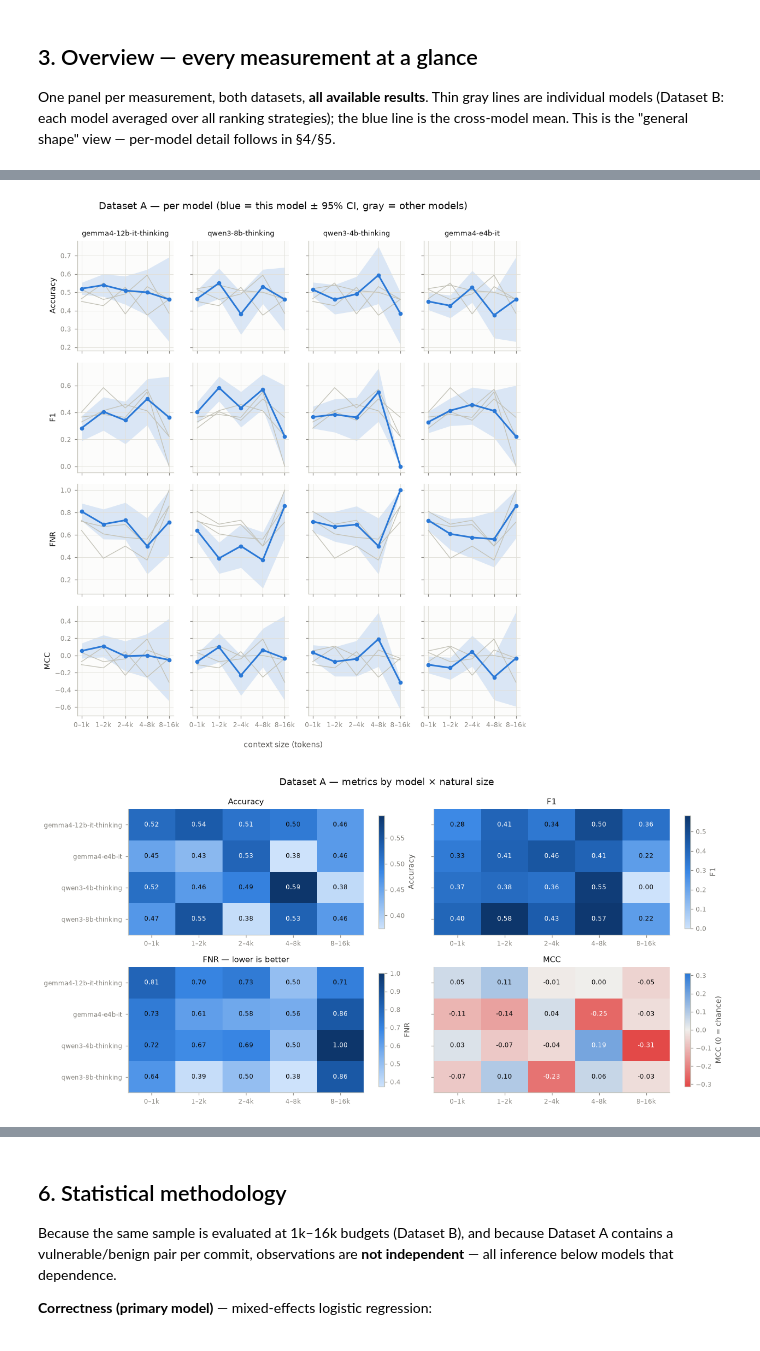
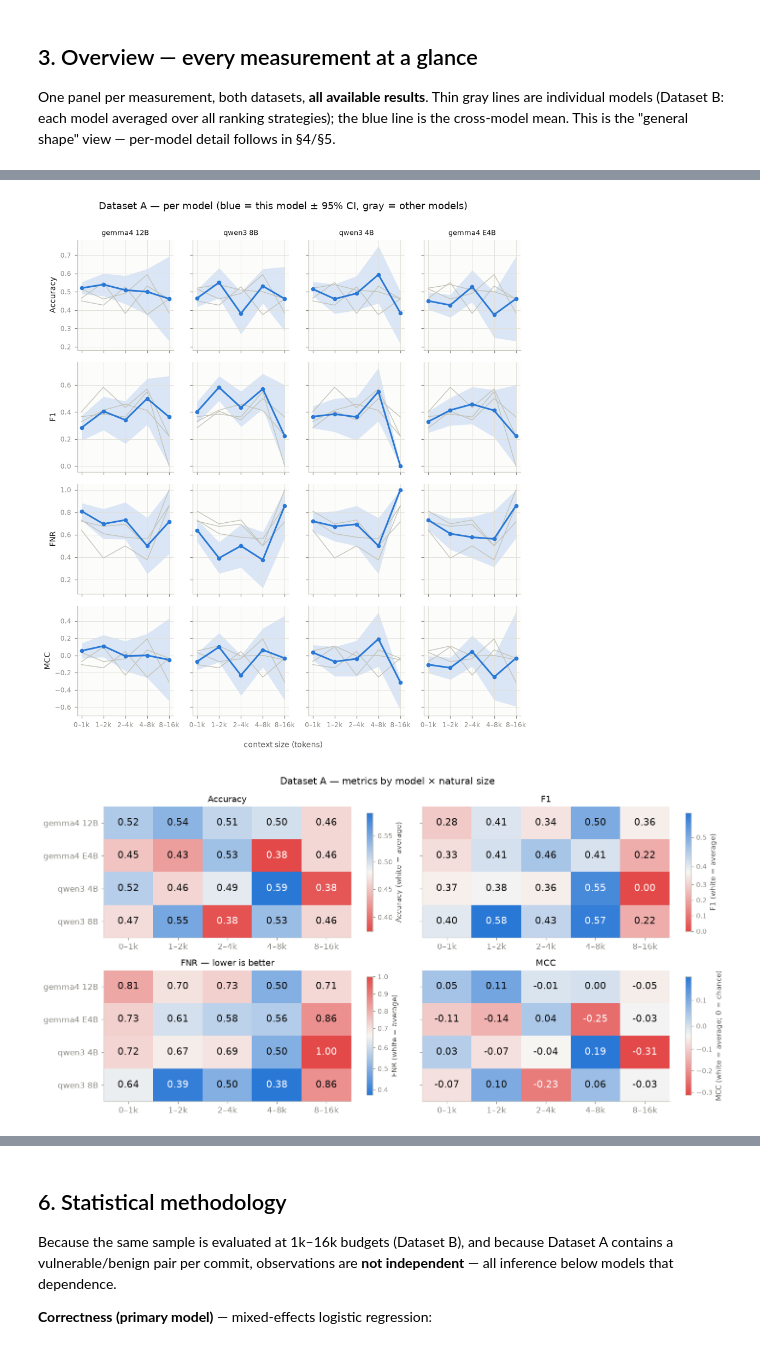
Before and after one commit to vodkar/llm4codesec-framework, a Jupyter notebook: benchmarks/context_size_effect_analysis.ipynb, the cells around one changed output, grey strips where cells are left out. Saved outputs shown, nothing was run; the diff lists cells and outputs as text; code cells hidden in the pictures.

```diff
--- a/benchmarks/context_size_effect_analysis.ipynb
+++ b/benchmarks/context_size_effect_analysis.ipynb
@@ -76,8 +76,19 @@ INK, INK2, MUTED = "#0b0b0b", "#52514e", "#898781"
 GRAY_CTX = "#c3c2b7"      # context series
 GRID, SURFACE = "#e1e0d9", "#fcfcfb"
 from matplotlib.colors import LinearSegmentedColormap
-DIV_CMAP = LinearSegmentedColormap.from_list(   # blue <-> red, neutral gray midpoint
-    "div_rb", ["#e34948", "#f0efec", "#2a78d6"])
+DIV_CMAP = LinearSegmentedColormap.from_list(   # red (low) <-> white <-> blue (high)
+    "div_rb", ["#e34948", "#f7f6f3", "#2a78d6"])
+DIV_CMAP_R = DIV_CMAP.reversed()                # for lower-is-better metrics (FNR)
+
+_SIZE_RE = re.compile(r"(?i)^e?\d+(?:\.\d+)?b$")
+
+
+def short_model(name: str) -> str:
+    """Plot label: model family + parameter size only, e.g.
+    'gemma4-26b-a4b-gguf' -> 'gemma4 26B', 'qwen3-8b-thinking' -> 'qwen3 8B'."""
+    parts = name.split("-")
+    size = next((p for p in parts[1:] if _SIZE_RE.match(p)), None)
+    return f"{parts[0]} {size.upper()}" if size else name
 
 plt.rcParams.update({
     "figure.dpi": 110, "axes.grid": True, "grid.color": GRID, "grid.linewidth": 0.6,
@@ -546,7 +559,7 @@ def matrix_figure(tab, size_col, models, title, context_for_model,
                 row_vals.extend([v for v in np.r_[lo, hi] if np.isfinite(v)])
             _size_axis(ax, size_col, labels_on=(i == 3))
             if i == 0:
-                ax.set_title(model, color=INK, fontsize=8.5)
+                ax.set_title(short_model(model), color=INK, fontsize=8.5)
                 if note_for_model is not None and note_for_model(model):
                     ax.annotate(note_for_model(model), xy=(0.5, 1.18),
                                 xycoords="axes fraction", ha="center",
@@ -566,88 +579,87 @@ def matrix_figure(tab, size_col, models, title, context_for_model,
     plt.show()
 
 
-SEQ_CMAP = LinearSegmentedColormap.from_list(   # one-hue blue ramp (magnitude)
-    "seq_blue", ["#cde2fb", "#86b6ef", "#3987e5", "#1c5cab", "#0d366b"])
-
-
 def metric_heatmaps(tab, size_col, size_order, size_labels, title):
-    """2×2 grid of model × size heatmaps: Accuracy, F1, FNR (sequential, one hue)
-    and MCC (diverging, centered on chance)."""
+    """2×2 grid of model × size heatmaps. Every panel uses a diverging
+    red (bad) → white (panel average) → blue (best) scale, centered on the mean
+    of the displayed cells. FNR is reversed (low FNR = blue = good). For MCC the
+    scale is likewise relative to the average — remember 0 = chance in absolute
+    terms."""
+    from matplotlib.colors import TwoSlopeNorm
     n_models = tab["model"].nunique()
-    fig, axes = plt.subplots(2, 2, figsize=(1.05 * len(size_order) + 6.8,
-                                            0.62 * n_models + 3.4))
+    fig, axes = plt.subplots(2, 2, figsize=(1.15 * len(size_order) + 7.6,
+                                            0.72 * n_models + 3.8))
     for k, (ax, metric) in enumerate(zip(axes.flat, METRIC_NAMES)):
         piv = (tab.pivot_table(index="model", columns=size_col, values=metric,
                                aggfunc="first", observed=True)
                   .reindex(columns=size_order))
         vals = piv.to_numpy(dtype=float)
+        vmin, vmax = float(np.nanmin(vals)), float(np.nanmax(vals))
+        center = float(np.nanmean(vals))
+        if not (vmin < center < vmax):          # flat panel — avoid a broken norm
+            vmin, vmax = center - 1e-6, center + 1e-6
+        norm = TwoSlopeNorm(vcenter=center, vmin=vmin, vmax=vmax)
+        cmap = DIV_CMAP_R if metric == "FNR" else DIV_CMAP
+        im = ax.imshow(vals, cmap=cmap, norm=norm, aspect="auto")
+        cbar_label = f"{metric} (white = average)"
         if metric == "MCC":
-            vmax = float(np.nanmax(np.abs(vals))) or 0.01
-            vmin = -vmax
-            im = ax.imshow(vals, cmap=DIV_CMAP, vmin=vmin, vmax=vmax, aspect="auto")
-            cbar_label = "MCC (0 = chance)"
-        else:
-            vmin, vmax = float(np.nanmin(vals)), float(np.nanmax(vals))
-            if vmax <= vmin:
-                vmax = vmin + 1e-9
-            im = ax.imshow(vals, cmap=SEQ_CMAP, vmin=vmin, vmax=vmax, aspect="auto")
-            cbar_label = metric
+            cbar_label = "MCC (white = average; 0 = chance)"
         for r in range(piv.shape[0]):
             for c in range(piv.shape[1]):
                 v = piv.iloc[r, c]
                 if pd.isna(v):
-                    ax.text(c, r, "—", ha="center", va="center", fontsize=8,
+                    ax.text(c, r, "—", ha="center", va="center", fontsize=13,
                             color=MUTED)
                     continue
-                if metric == "MCC":
-                    dark = abs(v) > 0.6 * vmax
-                else:
-                    dark = (v - vmin) / (vmax - vmin) > 0.6
-                ax.text(c, r, f"{v:.2f}", ha="center", va="center", fontsize=8,
+                dark = abs(float(norm(v)) - 0.5) > 0.35   # strong red or strong blue
+                ax.text(c, r, f"{v:.2f}", ha="center", va="center", fontsize=13,
                         color="white" if dark else INK)
-        ax.set_xticks(range(len(size_order)), size_labels)
+        ax.set_xticks(range(len(size_order)), size_labels, fontsize=11)
         if k % 2 == 0:
-            ax.set_yticks(range(len(piv)), piv.index, fontsize=8)
+            ax.set_yticks(range(len(piv)), [short_model(m) for m in piv.index],
+                          fontsize=11)
         else:
             ax.set_yticks(range(len(piv)), [""] * len(piv))
         ax.grid(False)
         ax.set_title(metric + (" — lower is better" if metric == "FNR" else ""),
-                     color=INK, fontsize=10)
-        fig.colorbar(im, ax=ax, label=cbar_label, shrink=0.9)
-    fig.suptitle(title, color=INK, fontsize=12)
+                     color=INK, fontsize=12)
+        cb = fig.colorbar(im, ax=ax, shrink=0.9)
+        cb.set_label(cbar_label, fontsize=10)
+        cb.ax.tick_params(labelsize=9)
+    fig.suptitle(title, color=INK, fontsize=13)
     fig.tight_layout()
     plt.show()
 
 
 if not tab_a.empty:
     ta = tab_a.assign(bucket=tab_a["bucket"].astype(str))
     models_a = ([m for m in A_PLANNED_MODELS if m in set(ta["model"])]
                 + sorted(set(ta["model"]) - set(A_PLANNED_MODELS)))
 
     def _ctx_a(model, metric):
         out = []
         for other, g in ta.groupby("model"):
             if other == model:
                 continue
             g = g.dropna(subset=[metric])
             if g.empty:
                 continue
             x = _size_x(g["bucket"], "bucket")
             order = np.argsort(x)
             out.append((x[order], g[metric].to_numpy()[order]))
         return out
 
     matrix_figure(ta, "bucket", models_a,
                   "Dataset A — per model (blue = this model ± 95% CI, gray = other models)",
                   _ctx_a)
     metric_heatmaps(ta, "bucket", BUCKET_ORDER,
                     [BUCKET_LABEL[b] for b in BUCKET_ORDER],
                     "Dataset A — metrics by model × natural size")
 else:
     print("No Dataset A results yet.")
 # %% [output]
-[figure, old version]
+[figure, new version]
-[figure, old version]
+[figure, new version]
 # %% [markdown]
 ## 5. Dataset B — per-model small multiples (budget sweep)
 
```
Also changed, not shown: parts of 13 cells of this notebook, 1 other file.
